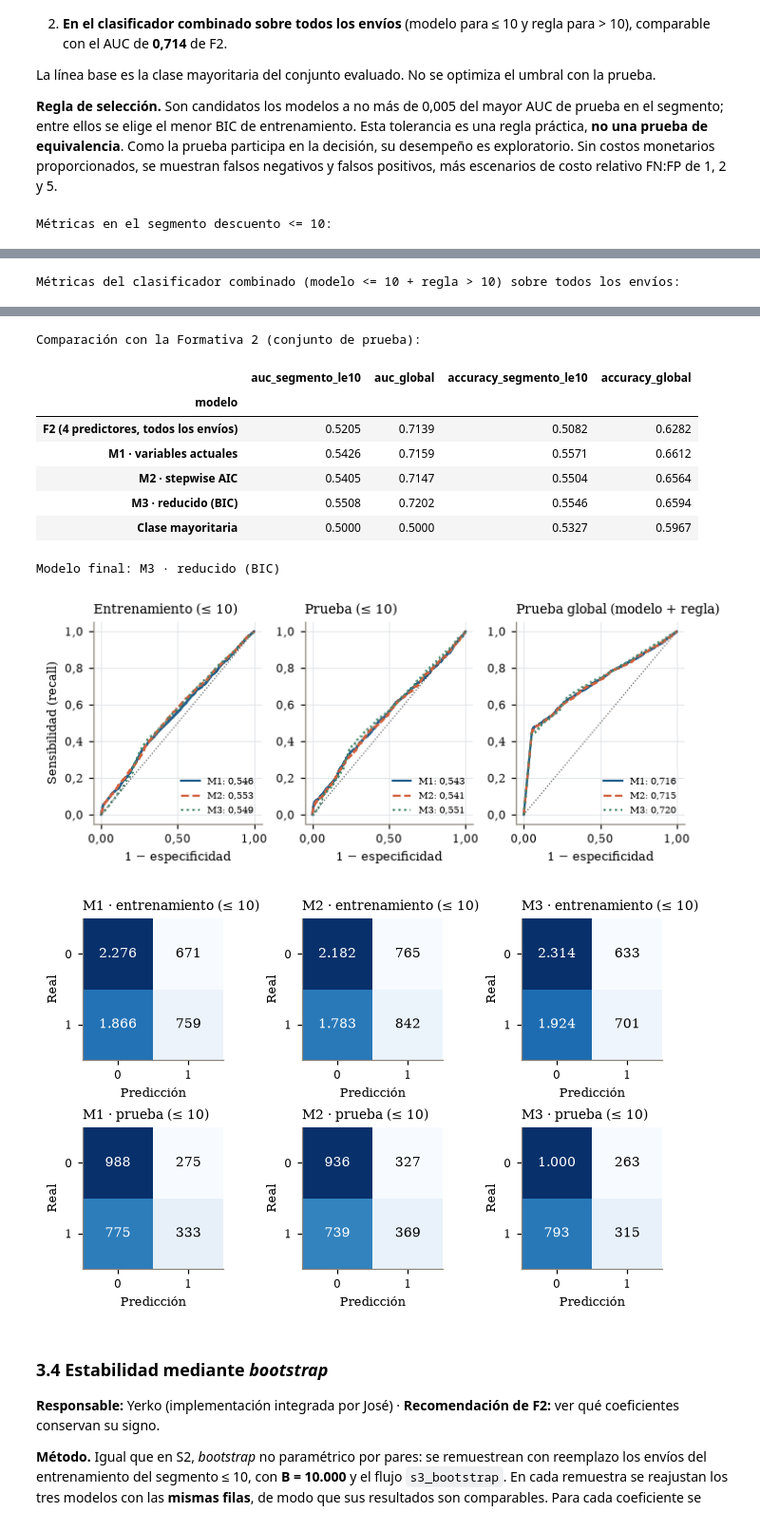
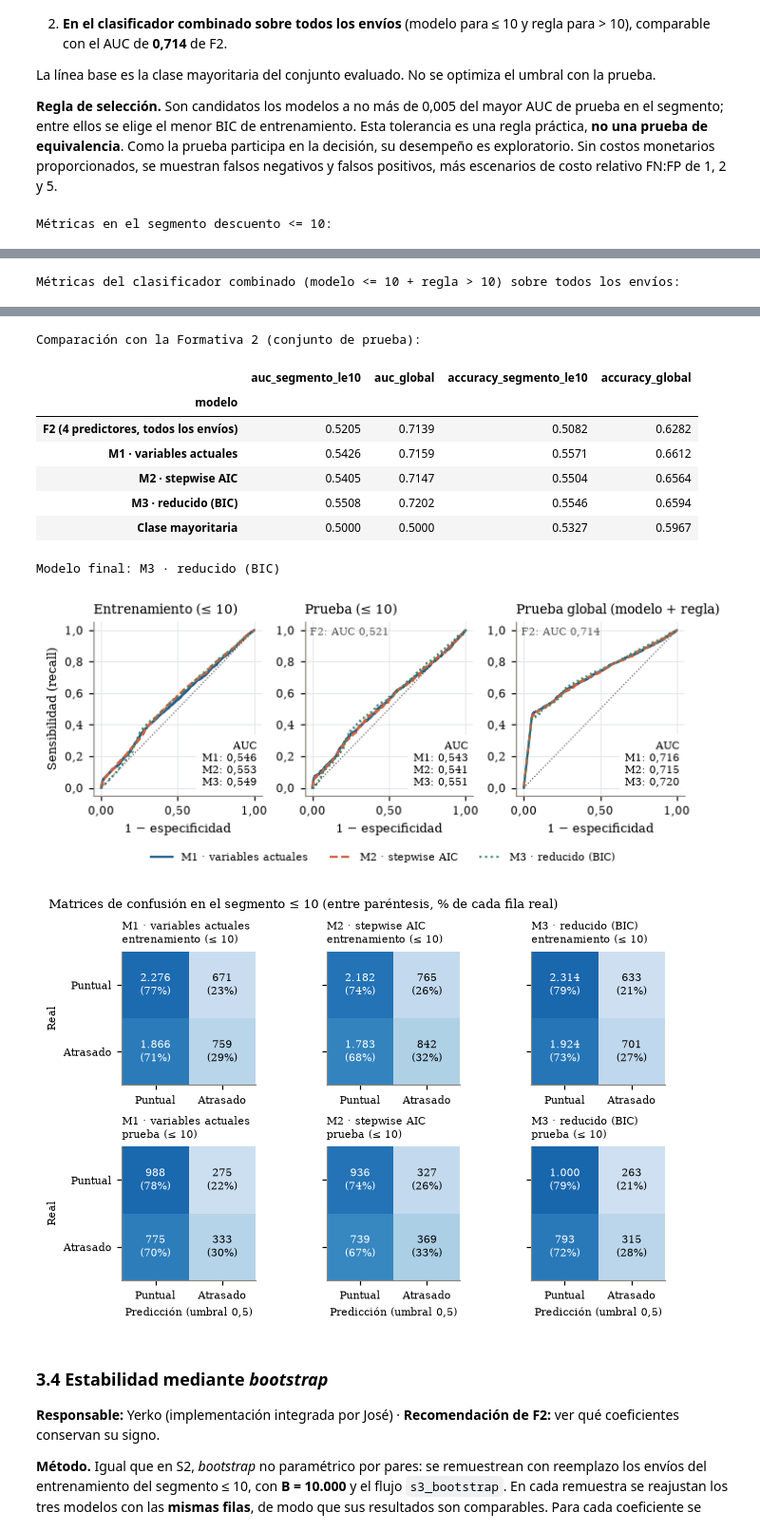
Before and after one commit to joserodriguezc/grupo_1_estadistica_computacional, a Jupyter notebook: sumativa_3/notebooks/sumativa_3_grupo1.ipynb, the cells around one changed output, grey strips where cells are left out. Shown at 95% size. Saved outputs shown, nothing was run; the diff lists cells and outputs as text; code cells hidden in the pictures.

```diff
--- a/sumativa_3/notebooks/sumativa_3_grupo1.ipynb
+++ b/sumativa_3/notebooks/sumativa_3_grupo1.ipynb
@@ -516,21 +516,28 @@ Logit del indicador de faltante sobre importancia, bodega, modalidad y género:
 | descuento_ofrecido | 128.4281 | 9 | 0.0 | 0.0178 | 0.6519 | MAR: depende de lo observado, no ... |
 # %%
 # Figura: % de faltantes por categoría observada (línea punteada = 10 % global)
+NIVEL_ES = {'importancia_producto': {'low': 'Baja', 'medium': 'Media', 'high': 'Alta'},
+            'modalidad_envio': {'Flight': 'Avión', 'Road': 'Carretera', 'Ship': 'Barco'},
+            'genero': {'F': 'Fem.', 'M': 'Masc.'}}
+ORDEN_NIVELES = {c: (['low', 'medium', 'high'] if c == 'importancia_producto' else NIVELES[c]) for c in CATEGORICAS}
 fig, axes = plt.subplots(1, len(CATEGORICAS), figsize=(ANCHO, 2.6), sharey=True,
                          gridspec_kw={'width_ratios': [len(NIVELES[c]) for c in CATEGORICAS]})
 colores = dict(zip(VARS_FALTANTES, [AZUL, TERRA, VERDE, GRIS]))
 ancho = 0.8 / len(VARS_FALTANTES)
 for ax, c in zip(axes, CATEGORICAS):
-    tasas = MASCARA.groupby(df[c].astype(str)).mean().reindex(NIVELES[c]) * 100
-    x = np.arange(len(NIVELES[c]))
+    niveles = ORDEN_NIVELES[c]
+    tasas = MASCARA.groupby(df[c].astype(str)).mean().reindex(niveles) * 100
+    x = np.arange(len(niveles))
     for k, v in enumerate(VARS_FALTANTES):
         ax.bar(x + (k - 1.5) * ancho, tasas[v], ancho, color=colores[v], label=ETIQ[v])
-    ax.axhline(TASA_FALTANTES * 100, color='black', ls=':', lw=0.8)
-    ax.set_xticks(x, NIVELES[c])
+    ax.axhline(TASA_FALTANTES * 100, color='black', ls=':', lw=0.9)
+    ax.set_xticks(x, [NIVEL_ES.get(c, {}).get(n, n) for n in niveles], fontsize=6.5)
     ax.set_title(ETIQ[c])
 axes[0].set_ylabel('% de faltantes')
 axes[0].yaxis.set_major_formatter(FuncFormatter(lambda y, _: num(y)))
-fig.legend(*axes[0].get_legend_handles_labels(), loc='outside lower center', ncol=4)
+handles, labels = axes[0].get_legend_handles_labels()
+fig.legend(handles + [Line2D([], [], color='black', ls=':', lw=0.9)], labels + ['Tasa global (10 %)'],
+           loc='outside lower center', ncol=5, fontsize=7.5)
 fig.suptitle('Faltantes simulados por categoría: la tasa depende de lo observado (MAR)', x=0.01, ha='left', fontsize=9)
 guardar('fig_2_1_patron_faltantes', fig)
 # %% [output]
@@ -690,6 +697,9 @@ for k, v in enumerate(VARS_FALTANTES):
     ax.scatter(osm, osr, s=2, color=AZUL, rasterized=True)
     ax.plot([-4, 4], [-4, 4], color='black', lw=0.8)
     ax.set_xlabel('Cuantil normal')
+    for eje in (axes[0, k].xaxis, axes[0, k].yaxis, ax.xaxis, ax.yaxis):
+        eje.set_major_locator(plt.MaxNLocator(3 if eje is axes[0, k].xaxis else 4))
+        eje.set_major_formatter(FuncFormatter(lambda x, _: num(x, 1).rstrip('0').rstrip(',')))
 axes[0, 0].set_ylabel('Residuo')
 axes[1, 0].set_ylabel('Residuo estandarizado')
 fig.suptitle('Supuestos de las regresiones de imputación', x=0.01, ha='left', fontsize=9)
@@ -1247,6 +1257,7 @@ roc_filas = []
 paneles = [('entrenamiento', 'Entrenamiento (≤ 10)', 'segmento'), ('prueba', 'Prueba (≤ 10)', 'segmento'),
            ('prueba', 'Prueba global (modelo + regla)', 'combinado')]
 for ax, (conjunto, titulo, nivel) in zip(axes, paneles):
+    aucs_panel = []
     for k, color, estilo in zip(MODELOS, [AZUL, TERRA, VERDE], ['-', '--', ':']):
         if nivel == 'segmento':
             y, p, auc_k = (y_train_s3 if conjunto == 'entrenamiento' else y_test_s3), predicciones_s3[k, conjunto], metricas_s3.loc[(k, conjunto), 'auc']
@@ -1254,23 +1265,41 @@ for ax, (conjunto, titulo, nivel) in zip(axes, paneles):
             y, p, auc_k = test_total_s3[TARGET], prob_combinada(k, conjunto), metricas_combinadas_s3.loc[(k, conjunto), 'auc']
         fpr, tpr, thresholds = roc_curve(y, p)
         roc_filas.extend({'modelo': k, 'conjunto': conjunto, 'nivel': nivel, 'fpr': a, 'tpr': b, 'umbral': t} for a, b, t in zip(fpr, tpr, thresholds))
-        ax.plot(fpr, tpr, color=color, ls=estilo, label=f'{k}: {num(auc_k, 3)}')
+        ax.plot(fpr, tpr, color=color, ls=estilo, label=NOMBRE_MODELO[k])
+        aucs_panel.append(f'{k}: {num(auc_k, 3)}')
     ax.plot([0, 1], [0, 1], color=GRIS, ls=':', lw=.8)
+    if conjunto == 'prueba':   # referencia de la Formativa 2 (recomendación del profesor)
+        ref = comparacion_f2_s3.iloc[0]['auc_segmento_le10' if nivel == 'segmento' else 'auc_global']
+        ax.text(0.03, 0.97, f'F2: AUC {num(ref, 3)}', transform=ax.transAxes, va='top', fontsize=7, color=GRIS)
     ax.set(xlabel='1 − especificidad', title=titulo)
     ax.xaxis.set_major_formatter(FuncFormatter(lambda x, _: num(x, 2)))
     ax.yaxis.set_major_formatter(FuncFormatter(lambda x, _: num(x, 1)))
-    ax.legend(fontsize=6.5, loc='lower right')
+    ax.text(0.97, 0.04, 'AUC\n' + '\n'.join(aucs_panel), transform=ax.transAxes, ha='right', va='bottom', fontsize=7,
+            bbox=dict(facecolor='white', edgecolor='none', alpha=0.9))
 axes[0].set_ylabel('Sensibilidad (recall)')
+fig.legend(*axes[0].get_legend_handles_labels(), loc='outside lower center', ncol=3, fontsize=7.5)
 pd.DataFrame(roc_filas).to_csv(TABLAS / 'modelos_roc.csv', index=False)
 guardar('fig_3_3_roc', fig)
-fig, axes = plt.subplots(2, 3, figsize=(ANCHO, 4))
+fig, axes = plt.subplots(2, 3, figsize=(ANCHO, 4.1))
+CLASES = ['Puntual', 'Atrasado']
 for j, k in enumerate(MODELOS):
     for i, conjunto in enumerate(['entrenamiento', 'prueba']):
-        r = metricas_s3.loc[k, conjunto]; mat = np.array([[r.vn, r.fp], [r.fn, r.vp]], dtype=int)
-        ax = axes[i, j]; ax.imshow(mat, cmap='Blues'); ax.grid(False)
+        r = metricas_s3.loc[k, conjunto]
+        mat = np.array([[r.vn, r.fp], [r.fn, r.vp]], dtype=float)
+        prop = mat / mat.sum(axis=1, keepdims=True)   # proporción de cada fila: especificidad y recall en la diagonal
+        ax = axes[i, j]
+        ax.imshow(prop, cmap='Blues', vmin=0, vmax=1)   # escala común: los colores se comparan entre paneles
+        ax.grid(False)
         for (a, b), valor in np.ndenumerate(mat):
-            ax.text(b, a, num(valor), ha='center', va='center', color='white' if valor > mat.max() / 2 else 'black')
-        ax.set(xticks=[0, 1], yticks=[0, 1], xlabel='Predicción', ylabel='Real', title=f'{k} · {conjunto} (≤ 10)')
+            ax.text(b, a, f'{num(valor)}\n({num(prop[a, b] * 100, 0)}%)', ha='center', va='center', fontsize=7.5,
+                    color='white' if prop[a, b] > 0.6 else 'black')
+        ax.set_xticks([0, 1], CLASES, fontsize=7)
+        ax.set_yticks([0, 1], CLASES if j == 0 else [], fontsize=7)
+        ax.set_title(f'{NOMBRE_MODELO[k]}\n{conjunto} (≤ 10)', fontsize=7.5)
+        if i == 1:
+            ax.set_xlabel('Predicción (umbral 0,5)', fontsize=7.5)
+    axes[0, 0].set_ylabel('Real', fontsize=7.5); axes[1, 0].set_ylabel('Real', fontsize=7.5)
+fig.suptitle('Matrices de confusión en el segmento ≤ 10 (entre paréntesis, % de cada fila real)', x=0.01, ha='left', fontsize=8.5)
 guardar('fig_3_3_confusion', fig)
 # %% [output]
 Métricas en el segmento descuento <= 10:
@@ -1282,35 +1311,35 @@ Métricas en el segmento descuento <= 10:
 |  | prueba | 2371 | 369 | 327 | 739 | 936 | 0.5504 | 0.5302 | 0.3330 | 0.4091 | ... |
 | M3 | entrenamiento | 5572 | 701 | 633 | 1924 | 2314 | 0.5411 | 0.5255 | 0.2670 | 0.3541 | ... |
 |  | prueba | 2371 | 315 | 263 | 793 | 1000 | 0.5546 | 0.5450 | 0.2843 | 0.3737 | ... |
 | clase_mayoritaria | entrenamiento | 5572 | 0 | 0 | 2625 | 2947 | 0.5289 | 0.0000 | 0.0000 | 0.0000 | ... |
 |  | prueba | 2371 | 0 | 0 | 1108 | 1263 | 0.5327 | 0.0000 | 0.0000 | 0.0000 | ... |
 Métricas del clasificador combinado (modelo <= 10 + regla > 10) sobre todos los envíos:
 |  |  | n | vp | fp | fn | vn | accuracy | precision | recall | f1 | ... |
 | modelo | conjunto |  |  |  |  |  |  |  |  |  | ... |
 | M1 | entrenamiento | 7699 | 2728 | 829 | 1866 | 2276 | 0.6500 | 0.7669 | 0.5938 | 0.6694 | ... |
 |  | prueba | 3300 | 1194 | 343 | 775 | 988 | 0.6612 | 0.7768 | 0.6064 | 0.6811 | ... |
 | M2 | entrenamiento | 7699 | 2811 | 923 | 1783 | 2182 | 0.6485 | 0.7528 | 0.6119 | 0.6751 | ... |
 |  | prueba | 3300 | 1230 | 395 | 739 | 936 | 0.6564 | 0.7569 | 0.6247 | 0.6845 | ... |
 | M3 | entrenamiento | 7699 | 2670 | 791 | 1924 | 2314 | 0.6474 | 0.7715 | 0.5812 | 0.6629 | ... |
 |  | prueba | 3300 | 1176 | 331 | 793 | 1000 | 0.6594 | 0.7804 | 0.5973 | 0.6766 | ... |
 | clase_mayoritaria | entrenamiento | 7699 | 4594 | 3105 | 0 | 0 | 0.5967 | 0.5967 | 1.0000 | 0.7474 | ... |
 |  | prueba | 3300 | 1969 | 1331 | 0 | 0 | 0.5967 | 0.5967 | 1.0000 | 0.7474 | ... |
 |  | variables | n | n_parametros | aic | bic | intercepto | convergio | auc | fn | fp | ... |
 | modelo |  |  |  |  |  |  |  |  |  |  | ... |
 | M1 | peso_gramos, descuento_ofrecido, ... | 5572 | 5 | 7671.0431 | 7704.1707 | -0.1165 | True | 0.5426 | 775 | 275 | ... |
 | M2 | peso_gramos, costo_producto, comp... | 5572 | 6 | 7663.6223 | 7703.3754 | 0.1438 | True | 0.5405 | 739 | 327 | ... |
 | M3 | peso_gramos | 5572 | 2 | 7677.2759 | 7690.5270 | -0.1162 | True | 0.5508 | 793 | 263 | ... |
 Comparación con la Formativa 2 (conjunto de prueba):
 |  | auc_segmento_le10 | auc_global | accuracy_segmento_le10 | accuracy_global |
 | modelo |  |  |  |  |
 | F2 (4 predictores, todos los envíos) | 0.5205 | 0.7139 | 0.5082 | 0.6282 |
 | M1 · variables actuales | 0.5426 | 0.7159 | 0.5571 | 0.6612 |
 | M2 · stepwise AIC | 0.5405 | 0.7147 | 0.5504 | 0.6564 |
 | M3 · reducido (BIC) | 0.5508 | 0.7202 | 0.5546 | 0.6594 |
 | Clase mayoritaria | 0.5000 | 0.5000 | 0.5327 | 0.5967 |
 Modelo final: M3 · reducido (BIC)
-[figure, old version]
+[figure, new version]
-[figure, old version]
+[figure, new version]
 # %% [markdown]
 ### 3.4 Estabilidad mediante *bootstrap*
 
```
Also changed, not shown: parts of 6 cells of this notebook, 17 other files.
